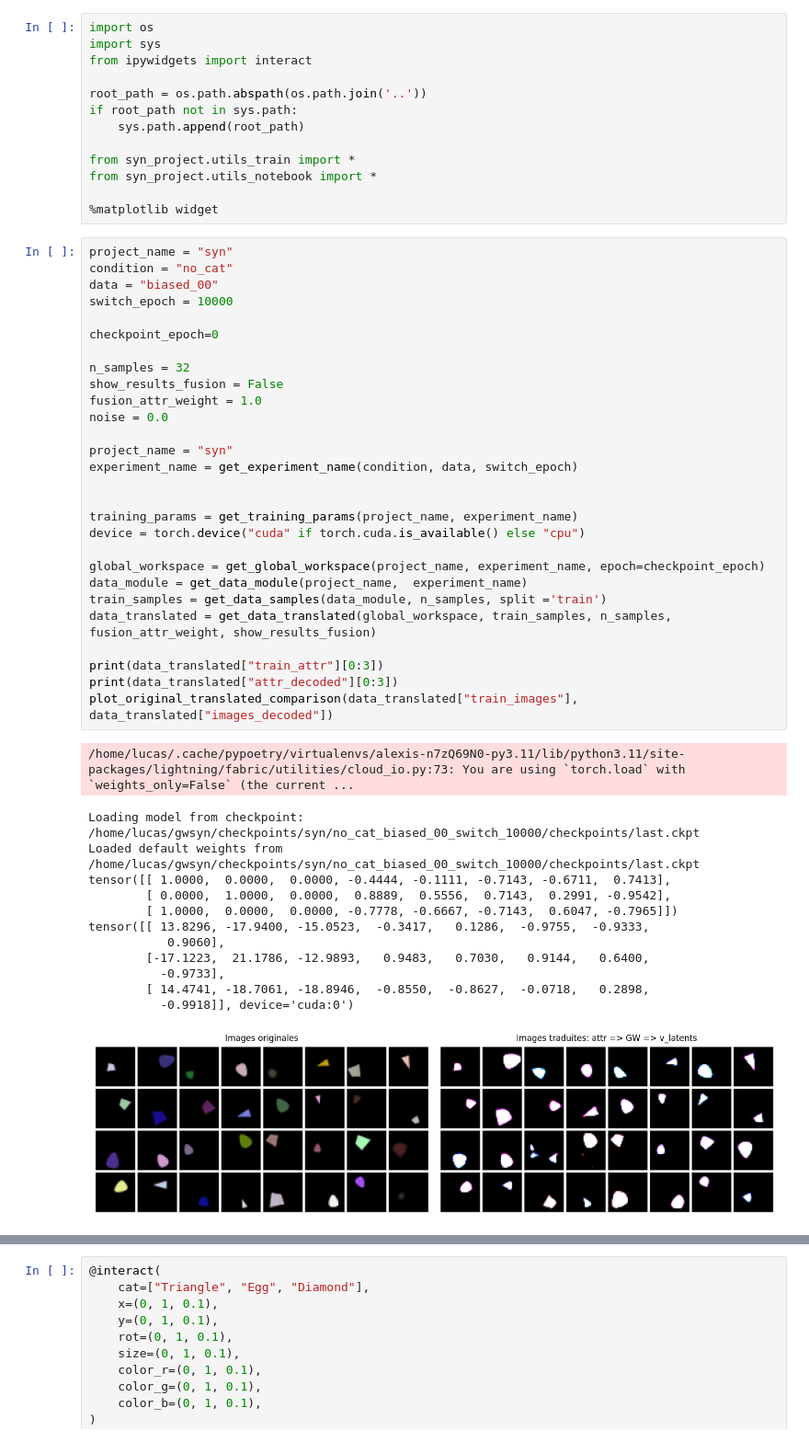
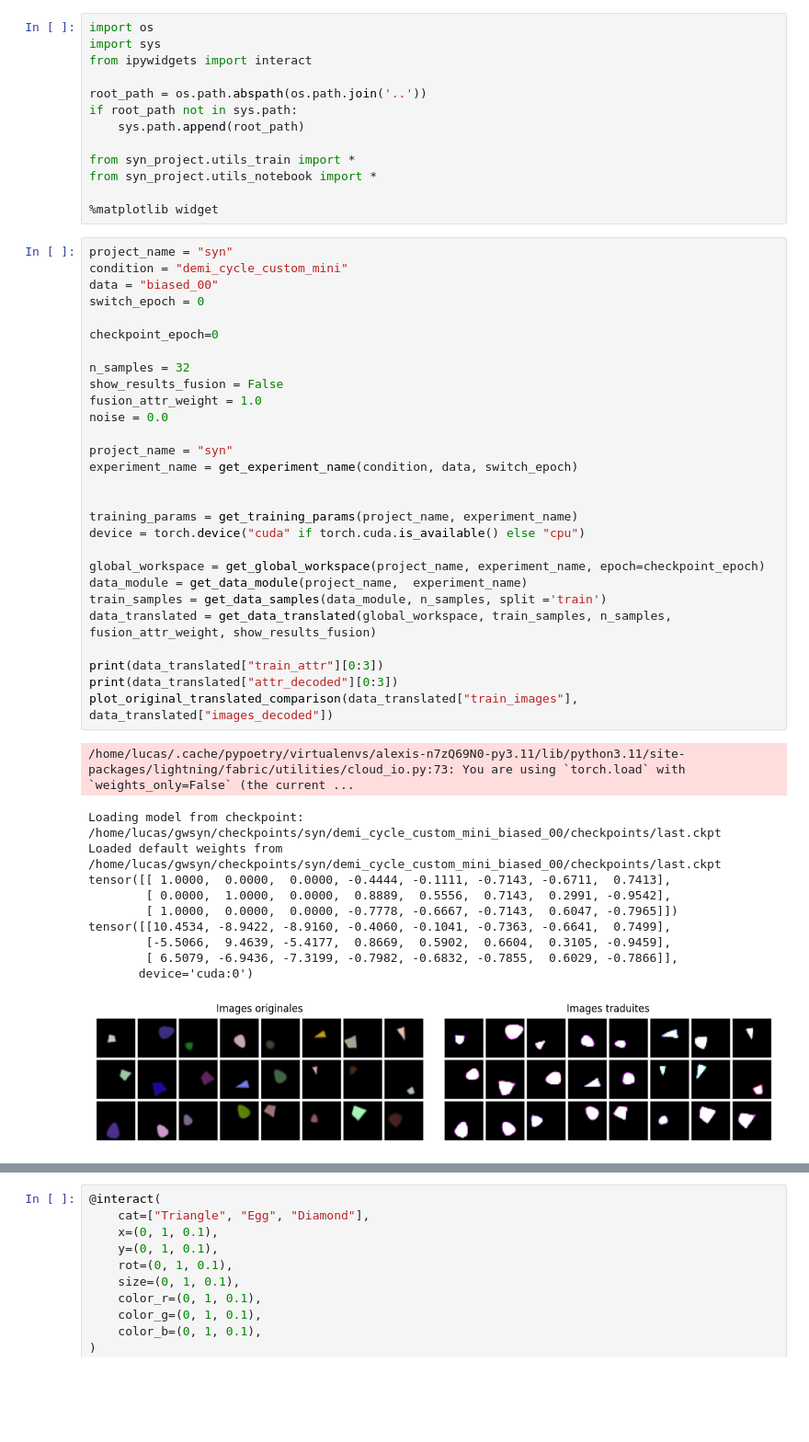
Before and after one commit to lucas-ch/gwsyn, a Jupyter notebook: notebooks/test_checkpoints.ipynb, the cells around one changed output, grey strips where cells are left out. Shown at 92% size. Cells and saved outputs as stored; diff of their text form; blank space fills up the shorter version.

```diff
--- a/notebooks/test_checkpoints.ipynb
+++ b/notebooks/test_checkpoints.ipynb
@@ -13,43 +13,41 @@ from syn_project.utils_notebook import *
 %matplotlib widget
 # %%
 project_name = "syn"
-condition = "no_cat"
+condition = "demi_cycle_custom_mini"
 data = "biased_00"
-switch_epoch = 10000
+switch_epoch = 0
 
 checkpoint_epoch=0
 
 n_samples = 32
 show_results_fusion = False
 fusion_attr_weight = 1.0
 noise = 0.0
 
 project_name = "syn"
 experiment_name = get_experiment_name(condition, data, switch_epoch)
 
 
 training_params = get_training_params(project_name, experiment_name)
 device = torch.device("cuda" if torch.cuda.is_available() else "cpu")
 
 global_workspace = get_global_workspace(project_name, experiment_name, epoch=checkpoint_epoch)
 data_module = get_data_module(project_name,  experiment_name)
 train_samples = get_data_samples(data_module, n_samples, split ='train')
 data_translated = get_data_translated(global_workspace, train_samples, n_samples, fusion_attr_weight, show_results_fusion)
 
 print(data_translated["train_attr"][0:3])
 print(data_translated["attr_decoded"][0:3])
 plot_original_translated_comparison(data_translated["train_images"], data_translated["images_decoded"])
 # %% [output]
 /home/lucas/.cache/pypoetry/virtualenvs/alexis-n7zQ69N0-py3.11/lib/python3.11/site-packages/lightning/fabric/utilities/cloud_io.py:73: You are using `torch.load` with `weights_only=False` (the current ...
-Loading model from checkpoint: /home/lucas/gwsyn/checkpoints/syn/no_cat_biased_00_switch_10000/checkpoints/last.ckpt
-Loaded default weights from /home/lucas/gwsyn/checkpoints/syn/no_cat_biased_00_switch_10000/checkpoints/last.ckpt
+Loading model from checkpoint: /home/lucas/gwsyn/checkpoints/syn/demi_cycle_custom_mini_biased_00/checkpoints/last.ckpt
+Loaded default weights from /home/lucas/gwsyn/checkpoints/syn/demi_cycle_custom_mini_biased_00/checkpoints/last.ckpt
 tensor([[ 1.0000,  0.0000,  0.0000, -0.4444, -0.1111, -0.7143, -0.6711,  0.7413],
         [ 0.0000,  1.0000,  0.0000,  0.8889,  0.5556,  0.7143,  0.2991, -0.9542],
         [ 1.0000,  0.0000,  0.0000, -0.7778, -0.6667, -0.7143,  0.6047, -0.7965]])
-tensor([[ 13.8296, -17.9400, -15.0523,  -0.3417,   0.1286,  -0.9755,  -0.9333,
-           0.9060],
-        [-17.1223,  21.1786, -12.9893,   0.9483,   0.7030,   0.9144,   0.6400,
-          -0.9733],
-        [ 14.4741, -18.7061, -18.8946,  -0.8550,  -0.8627,  -0.0718,   0.2898,
-          -0.9918]], device='cuda:0')
+tensor([[10.4534, -8.9422, -8.9160, -0.4060, -0.1041, -0.7363, -0.6641,  0.7499],
+        [-5.5066,  9.4639, -5.4177,  0.8669,  0.5902,  0.6604,  0.3105, -0.9459],
+        [ 6.5079, -6.9436, -7.3199, -0.7982, -0.6832, -0.7855,  0.6029, -0.7866]],
+       device='cuda:0')
-[figure, old version]
+[figure, new version]
```
Also changed, not shown: parts of 3 cells of this notebook, 22 other files.
